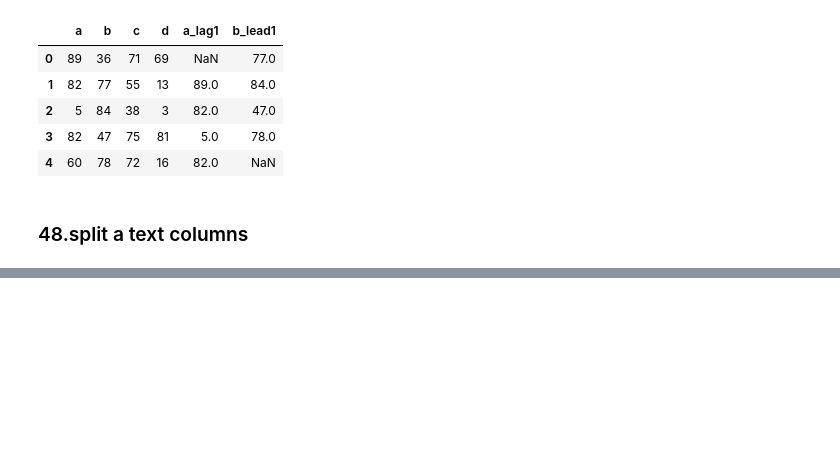
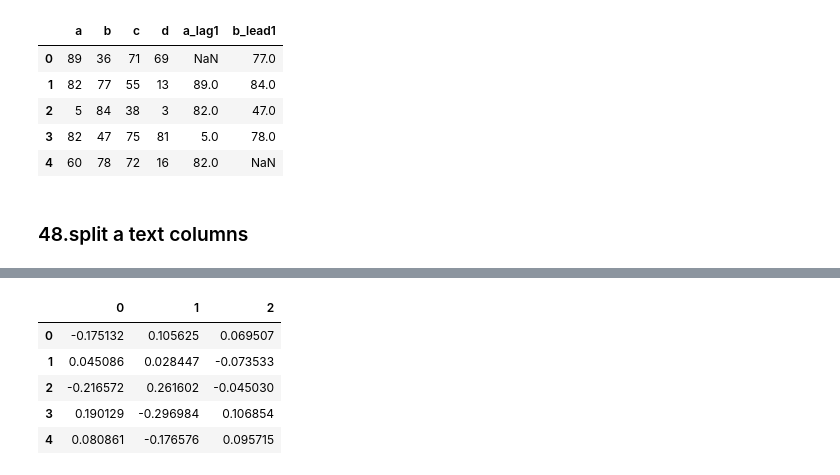
Before and after one commit to edging1218/CodingExercise, a Jupyter notebook: pandas_exercise.ipynb, the cells around one changed output, grey strips where cells are left out. Cells and saved outputs as stored; diff of their text form; code cells hidden in the pictures; blank space fills up the shorter version.

```diff
--- a/pandas_exercise.ipynb
+++ b/pandas_exercise.ipynb
@@ -1364,0 +1431,9 @@ df.row.str.split(',|\t', expand=True)
+# %%
+df.sub(df.mean(axis=1), axis=0)
+# %% [output]
+|  | 0 | 1 | 2 |
+| 0 | -0.175132 | 0.105625 | 0.069507 |
+| 1 | 0.045086 | 0.028447 | -0.073533 |
+| 2 | -0.216572 | 0.261602 | -0.045030 |
+| 3 | 0.190129 | -0.296984 | 0.106854 |
+| 4 | 0.080861 | -0.176576 | 0.095715 |
```
Also changed, not shown: parts of 26 cells of this notebook.
